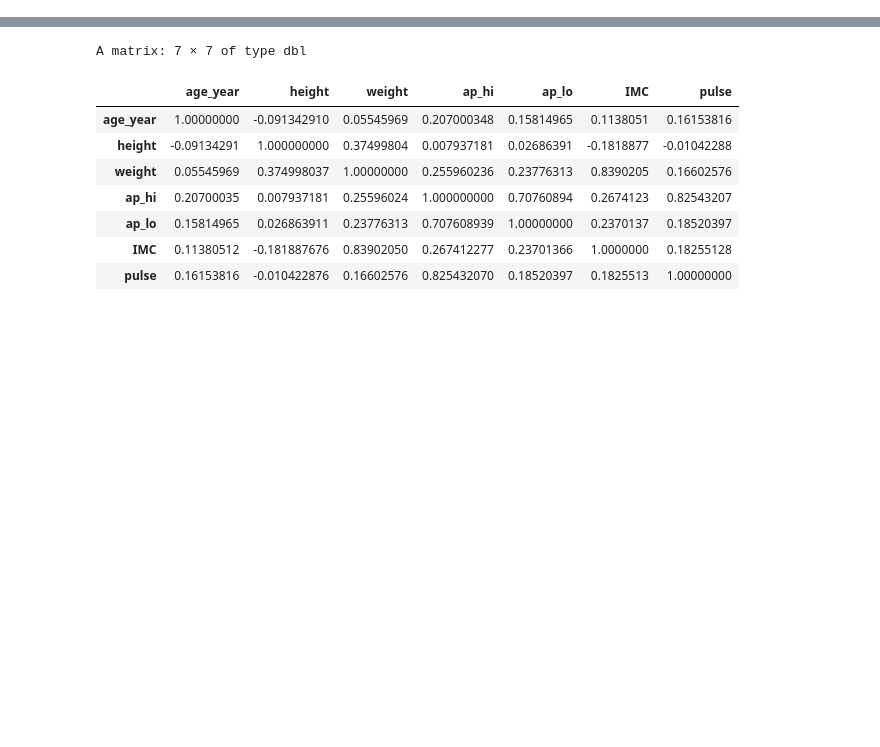
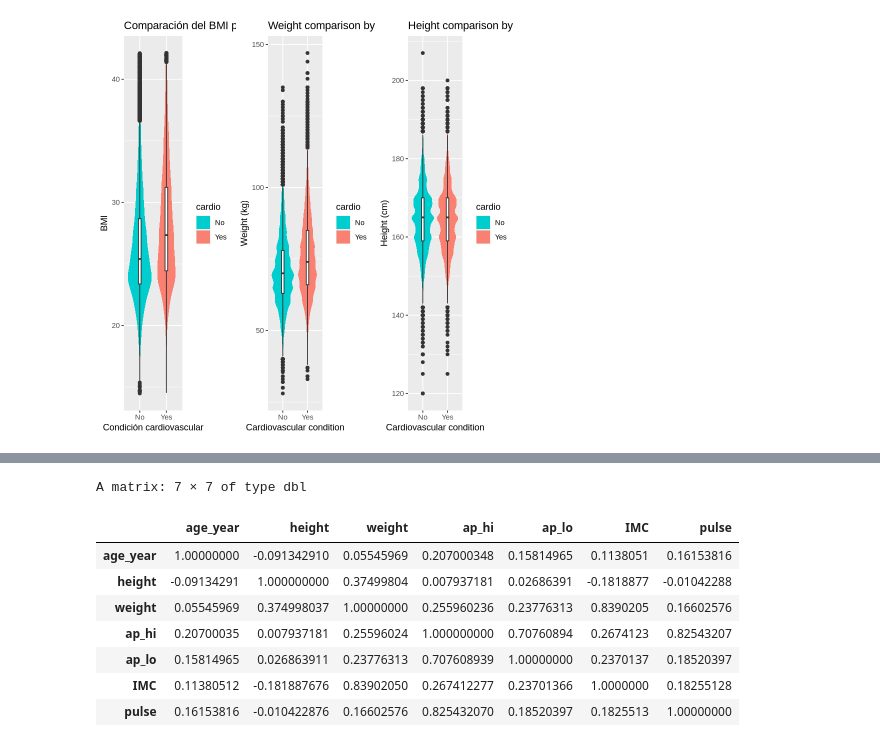
Before and after one commit to ethan-gr/Prj_DataSci, a Jupyter notebook: src/data_exploration_preparation.ipynb, the cells around one changed output, grey strips where cells are left out. Cells and saved outputs as stored; diff of their text form; code cells hidden in the pictures; blank space fills up the shorter version.

```diff
--- a/src/data_exploration_preparation.ipynb
+++ b/src/data_exploration_preparation.ipynb
@@ -438,0 +360,24 @@ summary(data.clean <- data[data.imc.clean & data.pressure.clean & data$pulse >=
+# %%
+p1 <- ggplot(data[data.bmi.clean,], aes(x=cardio, y=BMI, fill=cardio)) +
+ geom_violin(color=NA) +
+ scale_fill_manual(values = c("No" = "cyan3", "Yes" = "salmon")) +
+ geom_boxplot(fill="white", width=0.1) +
+ labs(title = "Comparación del BMI por condición cardiovascular", x = "Condición cardiovascular", y = "BMI")
+
+# Weight
+p2 <- ggplot(data[data.bmi.clean,], aes(x=cardio, y=weight, fill=cardio)) +
+ geom_violin(color=NA) +
+ scale_fill_manual(values = c("No" = "cyan3", "Yes" = "salmon")) +
+ geom_boxplot(fill="white", width=0.1) +
+ labs(title = "Weight comparison by cardiovascular condition", x = "Cardiovascular condition", y = "Weight (kg)")
+
+# Height
+p3 <- ggplot(data[data.bmi.clean,], aes(x=cardio, y=height, fill=cardio)) +
+ geom_violin(color=NA) +
+ scale_fill_manual(values = c("No" = "cyan3", "Yes" = "salmon")) +
+ geom_boxplot(fill="white", width=0.1) +
+ labs(title = "Height comparison by cardiovascular condition", x = "Cardiovascular condition", y = "Height (cm)")
+
+ggarrange(p1, p2, p3, nrow=1, ncol=3)
+# %% [output]
+[figure, added]
```
Also changed, not shown: parts of 99 cells of this notebook.
